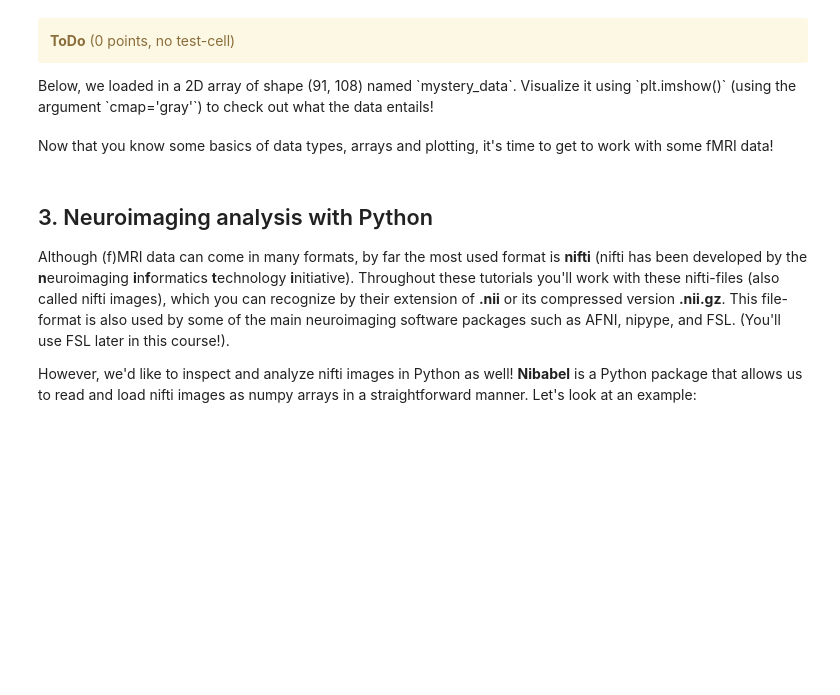
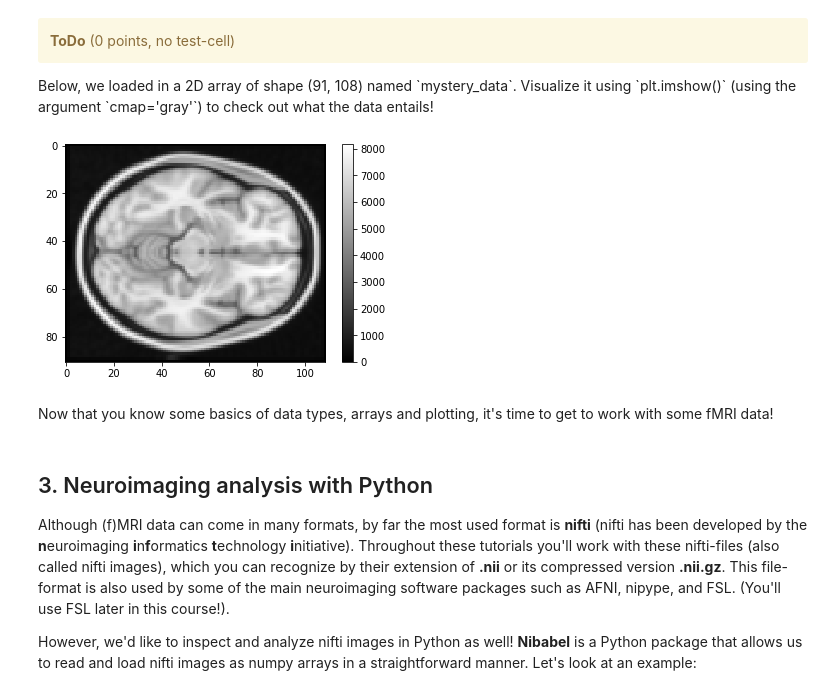
Before and after one commit to FlorianSeitz/python_workshop-Basel, a Jupyter notebook: python_tutorial.ipynb, the cells around one changed output. Cells and saved outputs as stored; diff of their text form; code cells hidden in the pictures; blank space fills up the shorter version.

```diff
--- a/python_tutorial.ipynb
+++ b/python_tutorial.ipynb
@@ -2209,8 +2752,12 @@ plt.show()
 Below, we loaded in a 2D array of shape (91, 108) named `mystery_data`. Visualize it using `plt.imshow()` (using the argument `cmap='gray'`) to check out what the data entails!
 # %%
 mystery_data = np.load('mystery_data.npy')
-
+plt.imshow(mystery_data, cmap = "gray")
+plt.colorbar()
+plt.show()
 # Visualize it using plt.imshow!
+# %% [output]
+[figure, added]
 # %% [markdown]
 Now that you know some basics of data types, arrays and plotting, it's time to get to work with some fMRI data!
 # %% [markdown]
```
Also changed, not shown: parts of 127 cells of this notebook.
